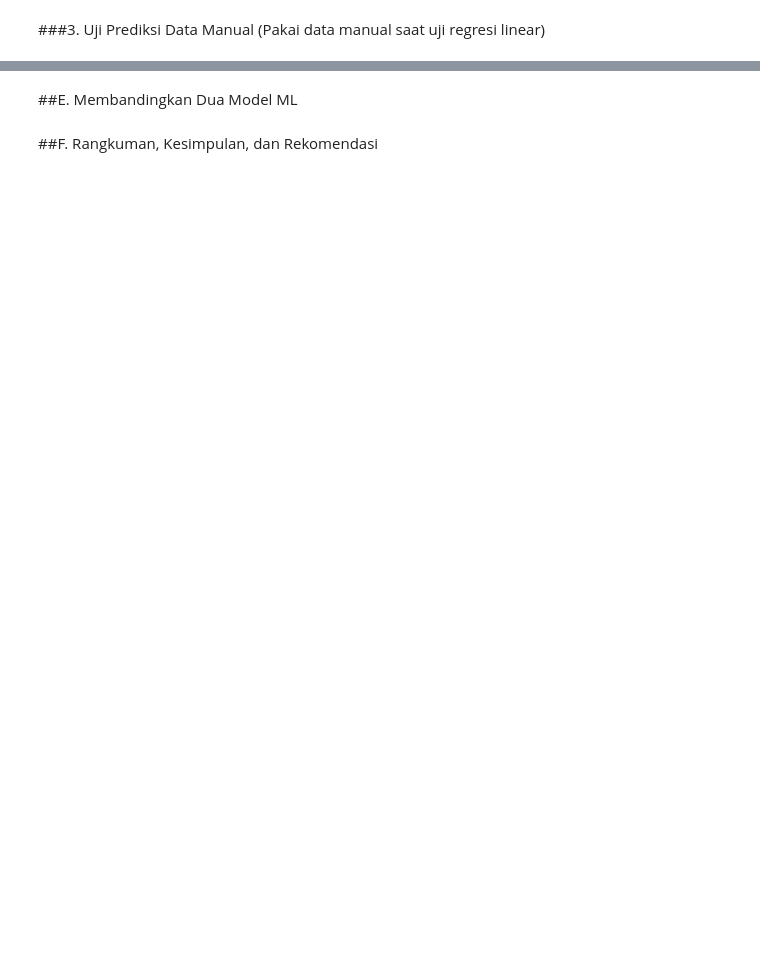
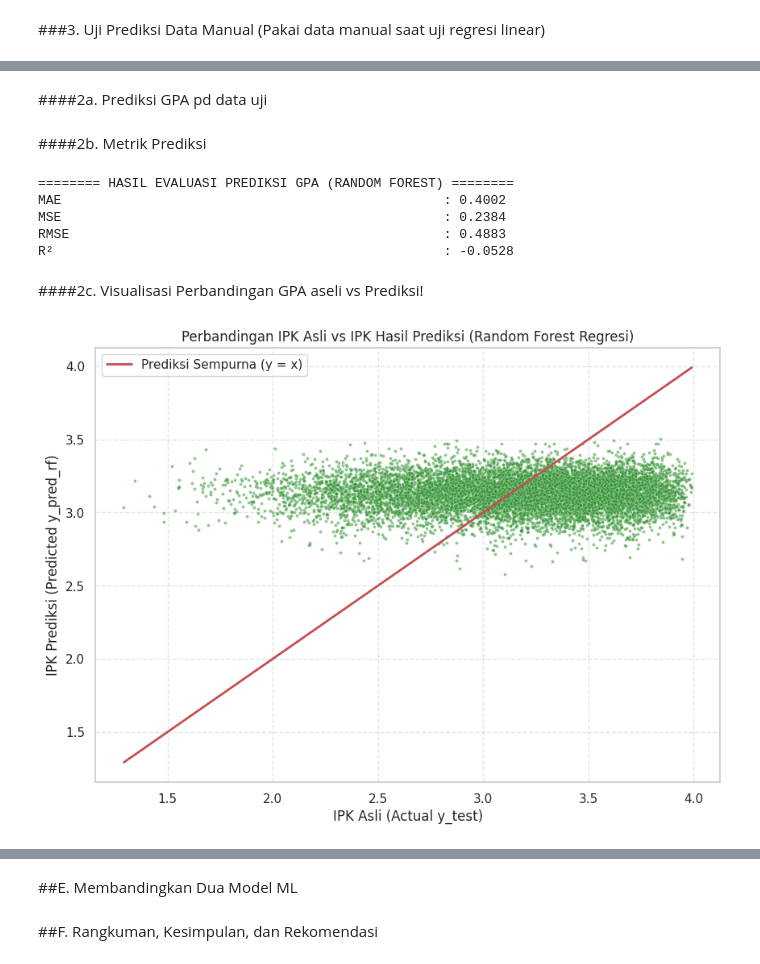
Before and after one commit to Shxrp08/Project_SG_I-Smile_Group6_2026, a Jupyter notebook: Project_SG_Group_6_RevPRO.ipynb, the cells around one changed output, grey strips where cells are left out. Cells and saved outputs as stored; diff of their text form; code cells hidden in the pictures; blank space fills up the shorter version.

```diff
--- a/Project_SG_Group_6_RevPRO.ipynb
+++ b/Project_SG_Group_6_RevPRO.ipynb
@@ -618,0 +621,6 @@ plt.show()
+# %%
+# Menggunakan data asli X_train dan X_test sebelum proses scaling
+X_train_unscaled_3 = X_train
+X_test_unscaled_3  = X_test
+
+print("Data untuk Random Forest siap!")
@@ -930,0 +954,4 @@ Estimasi Prediksi IPK : 3.15
+# %%
+rf_reg = RandomForestRegressor(n_estimators=100, random_state=42)                # Menggunakan 100 pohon keputusan + ATUR RANDOM STATE
+
+print("Halo! gw rf_reg!")
@@ -930,0 +962,4 @@ Estimasi Prediksi IPK : 3.15
+# %%
+rf_reg.fit(X_train_unscaled_3, y_train)                                          # Melatih model dengan data unscaled X_train_unscaled_3
+
+print("Model Random Forest Regressor berhasil dilatih!")
@@ -930,0 +970,40 @@ Estimasi Prediksi IPK : 3.15
+# %% [markdown]
+####2a. Prediksi GPA pd data uji
+# %%
+y_pred_rf = rf_reg.predict(X_test_unscaled_3)                                    # Prediksi data uji pake X_test_unscaled_3
+# %% [markdown]
+####2b. Metrik Prediksi
+# %%
+mae_rf = mean_absolute_error(y_test, y_pred_rf)
+mse_rf = mean_squared_error(y_test, y_pred_rf)
+rmse_rf = np.sqrt(mse_rf)
+r2_rf = r2_score(y_test, y_pred_rf)
+
+print("======== HASIL EVALUASI PREDIKSI GPA (RANDOM FOREST) ========")
+print(f"MAE                                                 : {mae_rf:.4f}")
+print(f"MSE                                                 : {mse_rf:.4f}")
+print(f"RMSE                                                : {rmse_rf:.4f}")
+print(f"R²                                                  : {r2_rf:.4f}")
+# %% [output]
+======== HASIL EVALUASI PREDIKSI GPA (RANDOM FOREST) ========
+MAE                                                 : 0.4002
+MSE                                                 : 0.2384
+RMSE                                                : 0.4883
+R²                                                  : -0.0528
+# %% [markdown]
+####2c. Visualisasi Perbandingan GPA aseli vs Prediksi!
+# %%
+plt.figure(figsize=(10, 7))
+
+sns.scatterplot(x=y_test, y=y_pred_rf, alpha=0.5, color='forestgreen', s=8)
+
+plt.plot([y_test.min(), y_test.max()], [y_test.min(), y_test.max()], 'r-', lw=2, label='Prediksi Sempurna (y = x)')
+
+plt.title('Perbandingan IPK Asli vs IPK Hasil Prediksi (Random Forest Regresi)')
+plt.xlabel('IPK Asli (Actual y_test)')
+plt.ylabel('IPK Prediksi (Predicted y_pred_rf)')
+plt.legend()
+plt.grid(True, linestyle='--', alpha=0.5)
+plt.show()
+# %% [output]
+[figure, added]
```
Also changed, not shown: parts of 25 cells of this notebook.
